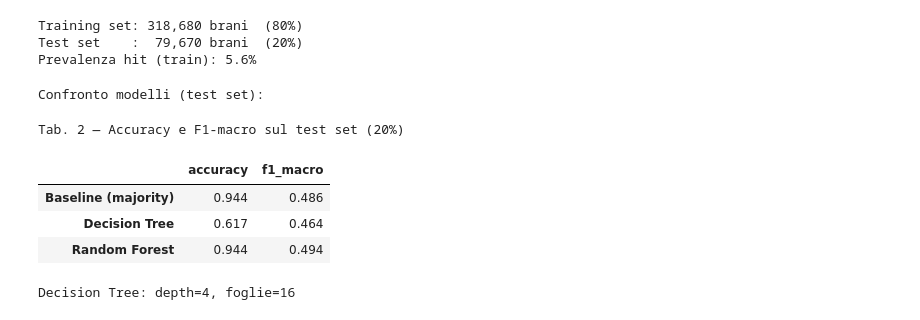
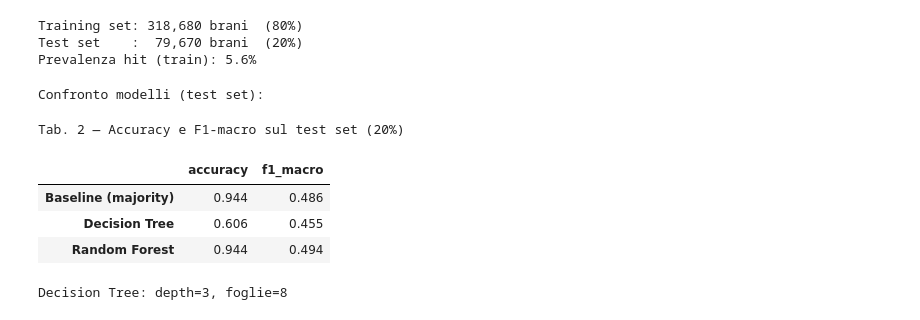
Before and after one commit to arcadiacipolla/La_Trasformazione_del_Suono_-_Scientific_Visualization, a Jupyter notebook: the_shape_of_music.ipynb, the cells around one changed output. Saved outputs shown, nothing was run; the diff lists cells and outputs as text; code cells hidden in the pictures.

```diff
--- a/the_shape_of_music.ipynb
+++ b/the_shape_of_music.ipynb
@@ -770,7 +770,7 @@ Test set    :  79,670 brani  (20%)
 Prevalenza hit (train): 5.6%
 # %%
 # Addestramento e confronto modelli
-DT_DEPTH = 4
+DT_DEPTH = 3
 
 models = {
     "Baseline (majority)": DummyClassifier(strategy="most_frequent", random_state=42),
@@ -787,33 +787,33 @@ models = {
                             ),
 }
 
 results_m5 = {}
 for name, model in models.items():
     model.fit(X_train, y_train)
     y_pred = model.predict(X_test)
     results_m5[name] = {
         "accuracy": round(accuracy_score(y_test, y_pred), 3),
         "f1_macro": round(f1_score(y_test, y_pred, average="macro"), 3),
     }
 
 # Tabella comparativa (Stephen Few: solo le misure necessarie)
 comp_df = pd.DataFrame(results_m5).T
 print("\nConfronto modelli (test set):")
 display(
     comp_df.style
     .format("{:.3f}")
     .highlight_max(axis=0, props="font-weight: 500; color: #0F6E56")
     .set_properties(**{"text-align": "right"})
     .set_caption("Tab. 2 — Accuracy e F1-macro sul test set (20%)")
 )
 
 dt = models["Decision Tree"]
 print(f"\nDecision Tree: depth={dt.get_depth()}, foglie={dt.get_n_leaves()}")
 # %% [output]
 Confronto modelli (test set):
 Tab. 2 — Accuracy e F1-macro sul test set (20%)
 |  | accuracy | f1_macro |
 | Baseline (majority) | 0.944 | 0.486 |
-| Decision Tree | 0.617 | 0.464 |
+| Decision Tree | 0.606 | 0.455 |
 | Random Forest | 0.944 | 0.494 |
-Decision Tree: depth=4, foglie=16
+Decision Tree: depth=3, foglie=8
```
Also changed, not shown: parts of 7 cells of this notebook.
